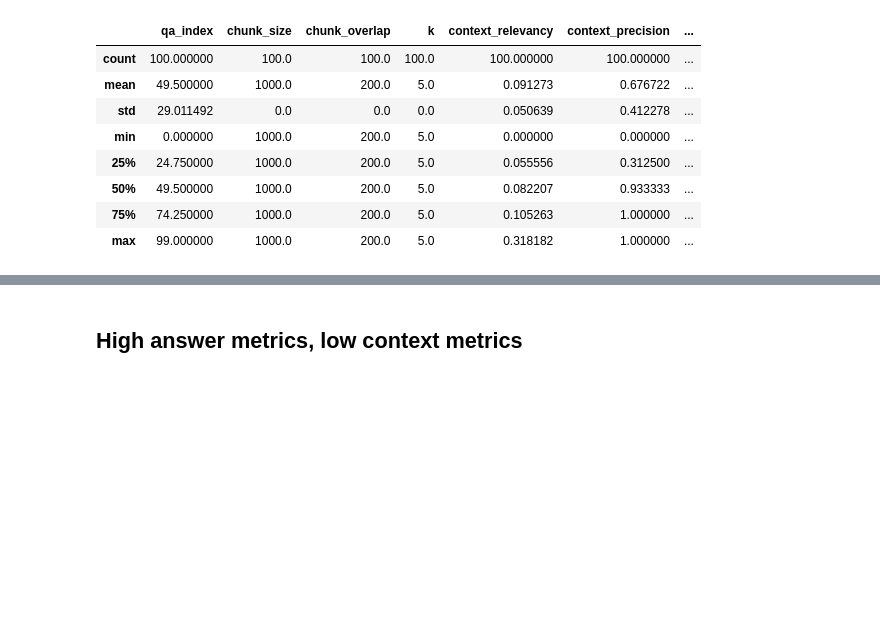
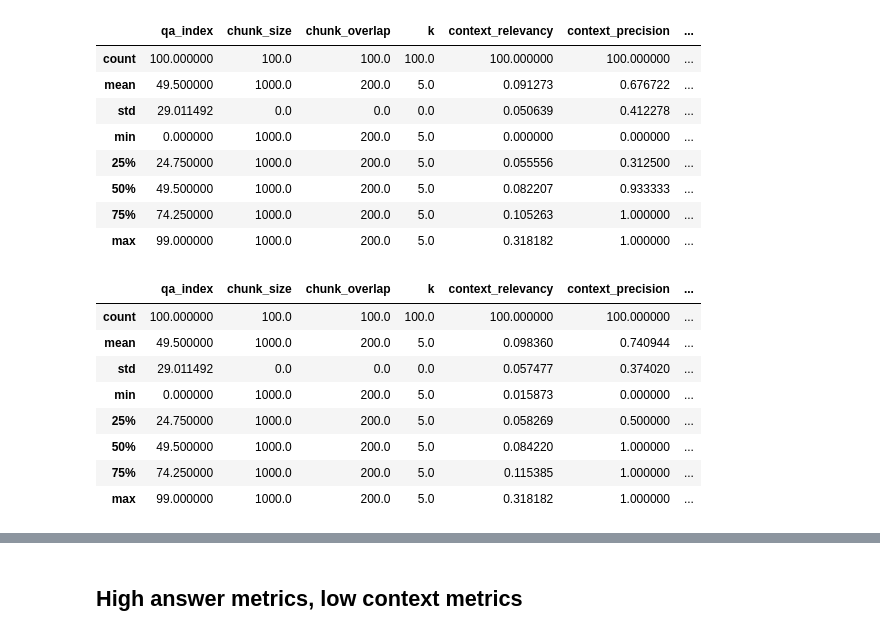
Before and after one commit to NU-MSAI-Practicum/advanced_rag_team_twain, a Jupyter notebook: eval_analysis.ipynb, the cells around one changed output, grey strips where cells are left out. Saved outputs shown, nothing was run; the diff lists cells and outputs as text; code cells hidden in the pictures; blank space fills up the shorter version.

```diff
--- a/eval_analysis.ipynb
+++ b/eval_analysis.ipynb
@@ -40,3 +40,18 @@ data.describe()
 | 50% | 49.500000 | 1000.0 | 200.0 | 5.0 | 0.082207 | 0.933333 | ... |
 | 75% | 74.250000 | 1000.0 | 200.0 | 5.0 | 0.105263 | 1.000000 | ... |
 | max | 99.000000 | 1000.0 | 200.0 | 5.0 | 0.318182 | 1.000000 | ... |
+# %%
+es_dense_basic = pd.read_csv('evals/es_dense_train100.csv')
+# replace none with 0
+es_dense_basic['answer_correctness'] = es_dense_basic['answer_correctness'].fillna(0)
+es_dense_basic.describe()
+# %% [output]
+|  | qa_index | chunk_size | chunk_overlap | k | context_relevancy | context_precision | ... |
+| count | 100.000000 | 100.0 | 100.0 | 100.0 | 100.000000 | 100.000000 | ... |
+| mean | 49.500000 | 1000.0 | 200.0 | 5.0 | 0.098360 | 0.740944 | ... |
+| std | 29.011492 | 0.0 | 0.0 | 0.0 | 0.057477 | 0.374020 | ... |
+| min | 0.000000 | 1000.0 | 200.0 | 5.0 | 0.015873 | 0.000000 | ... |
+| 25% | 24.750000 | 1000.0 | 200.0 | 5.0 | 0.058269 | 0.500000 | ... |
+| 50% | 49.500000 | 1000.0 | 200.0 | 5.0 | 0.084220 | 1.000000 | ... |
+| 75% | 74.250000 | 1000.0 | 200.0 | 5.0 | 0.115385 | 1.000000 | ... |
+| max | 99.000000 | 1000.0 | 200.0 | 5.0 | 0.318182 | 1.000000 | ... |
```
Also changed, not shown: parts of 5 cells of this notebook, 37 other files.
